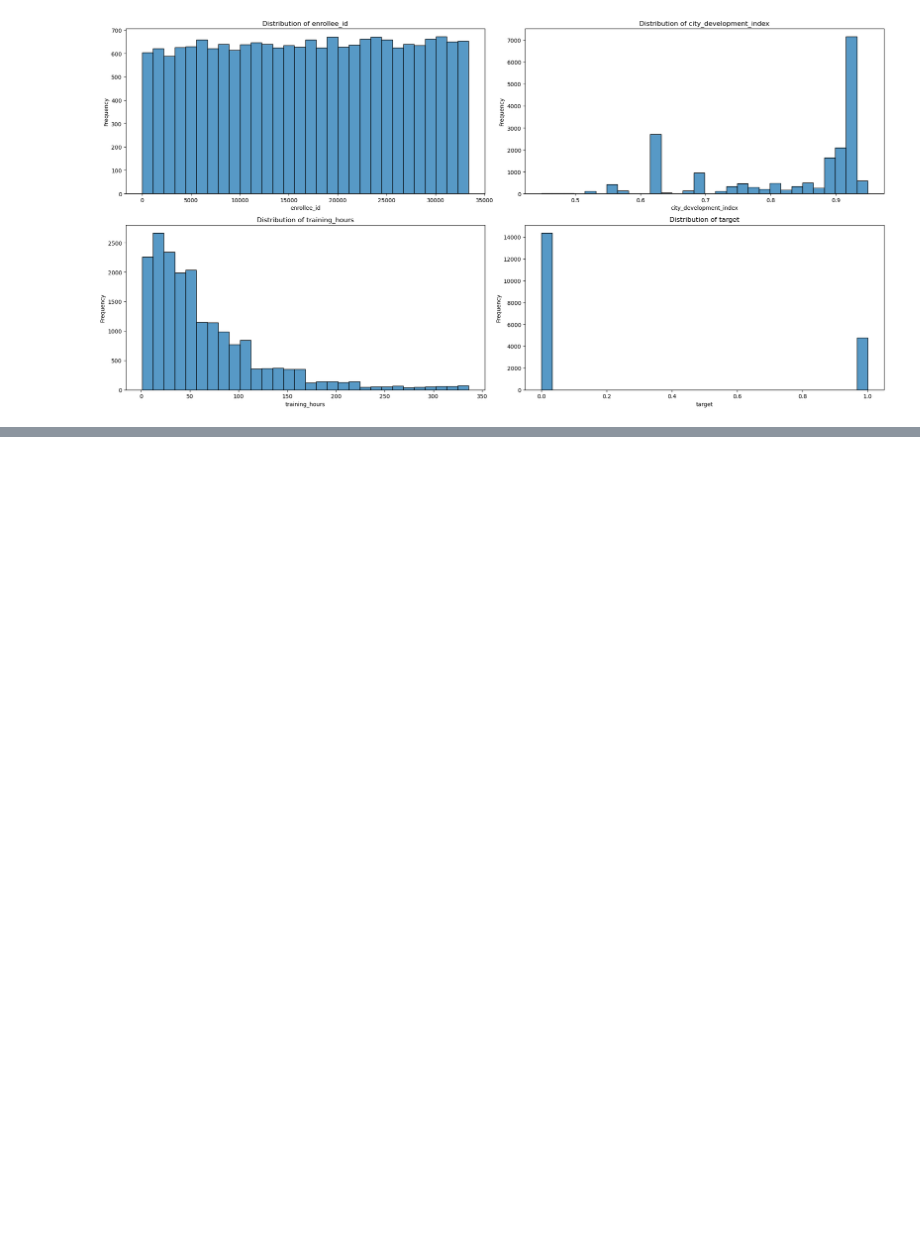
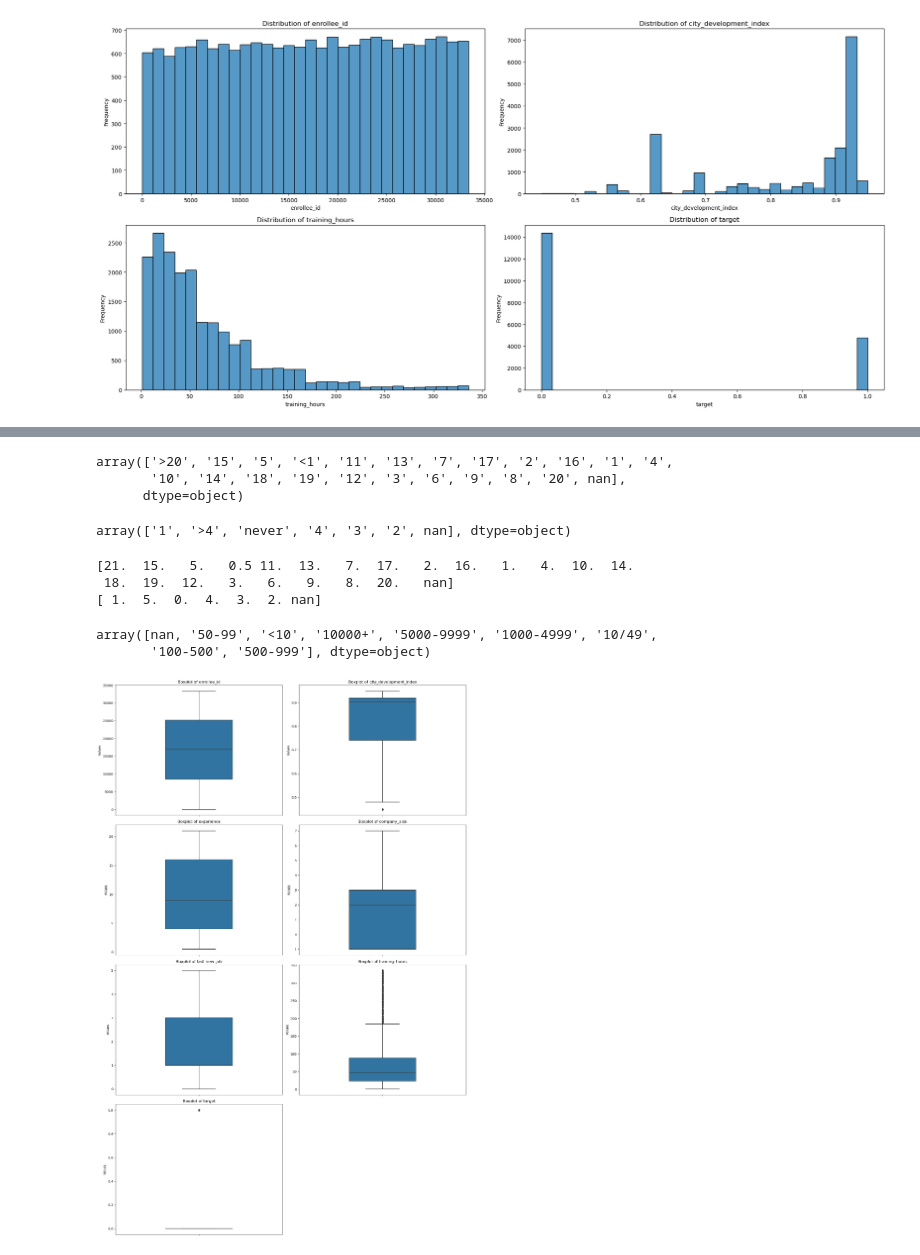
Before and after one commit to grumpycatyo-collab/ubiquitous-test, a Jupyter notebook: main.ipynb, the cells around one changed output, grey strips where cells are left out. Drawn from its saved outputs; the diff is of its cells as text; code cells hidden in the pictures; blank space fills up the shorter version.

```diff
--- a/main.ipynb
+++ b/main.ipynb
@@ -83,0 +93,49 @@ IndexError: index 4 is out of bounds for axis 0 with size 4
+# %%
+df['experience'].unique()
+# %% [output]
+array(['>20', '15', '5', '<1', '11', '13', '7', '17', '2', '16', '1', '4',
+       '10', '14', '18', '19', '12', '3', '6', '9', '8', '20', nan],
+      dtype=object)
+# %%
+df['last_new_job'].unique()
+# %% [output]
+array(['1', '>4', 'never', '4', '3', '2', nan], dtype=object)
+# %%
+def convert_thresholds(x):
+    if x is None:
+        return None
+
+    if isinstance(x, int):
+        return x
+
+    if isinstance(x, float):
+        if math.isnan(x):
+            return None
+        return int(x)
+
+    if isinstance(x, str):
+        if x == 'never':
+            x = 0
+        elif '>' in x:
+            x = int(x.split('>')[-1]) + 1
+        elif '<' in x:
+            x = int(x.split('<')[-1]) - 0.5
+        else:
+            x = int(x.strip())
+
+    return x
+
+df['experience'] = df['experience'].map(convert_thresholds)
+df['last_new_job'] = df['last_new_job'].map(convert_thresholds)
+
+print(df['experience'].unique())
+print(df['last_new_job'].unique())
+# %% [output]
+[21.  15.   5.   0.5 11.  13.   7.  17.   2.  16.   1.   4.  10.  14.
+ 18.  19.  12.   3.   6.   9.   8.  20.   nan]
+[ 1.  5.  0.  4.  3.  2. nan]
+# %%
+df['company_size'].unique()
+# %% [output]
+array([nan, '50-99', '<10', '10000+', '5000-9999', '1000-4999', '10/49',
+       '100-500', '500-999'], dtype=object)
@@ -83,0 +155,4 @@ IndexError: index 4 is out of bounds for axis 0 with size 4
+# %%
+plot_outliers_boxplot(df)
+# %% [output]
+[figure, added]
```
Also changed, not shown: parts of 9 cells of this notebook, 1 other file.
